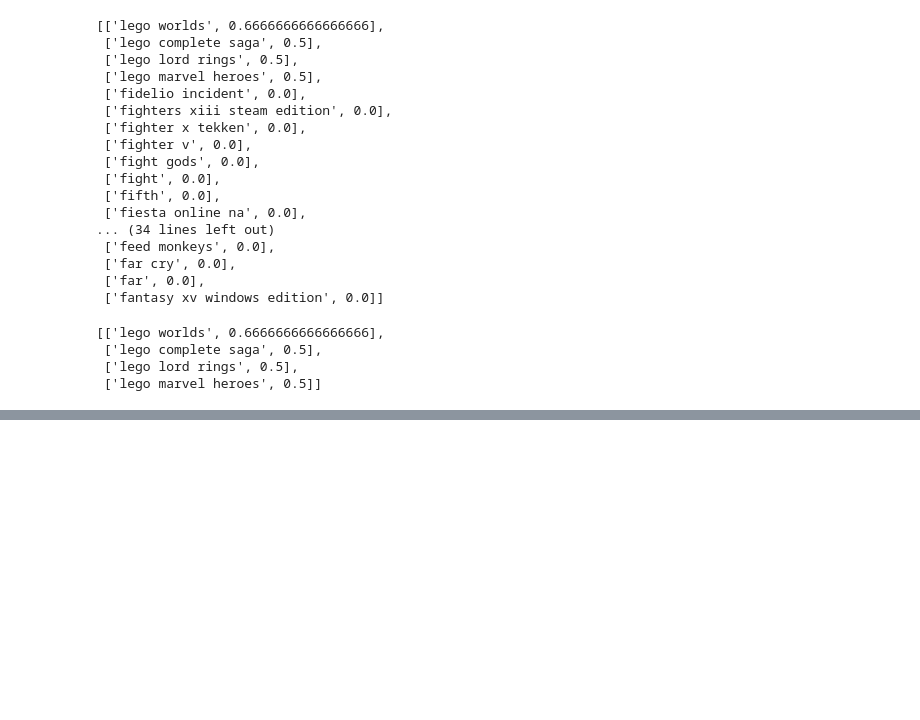
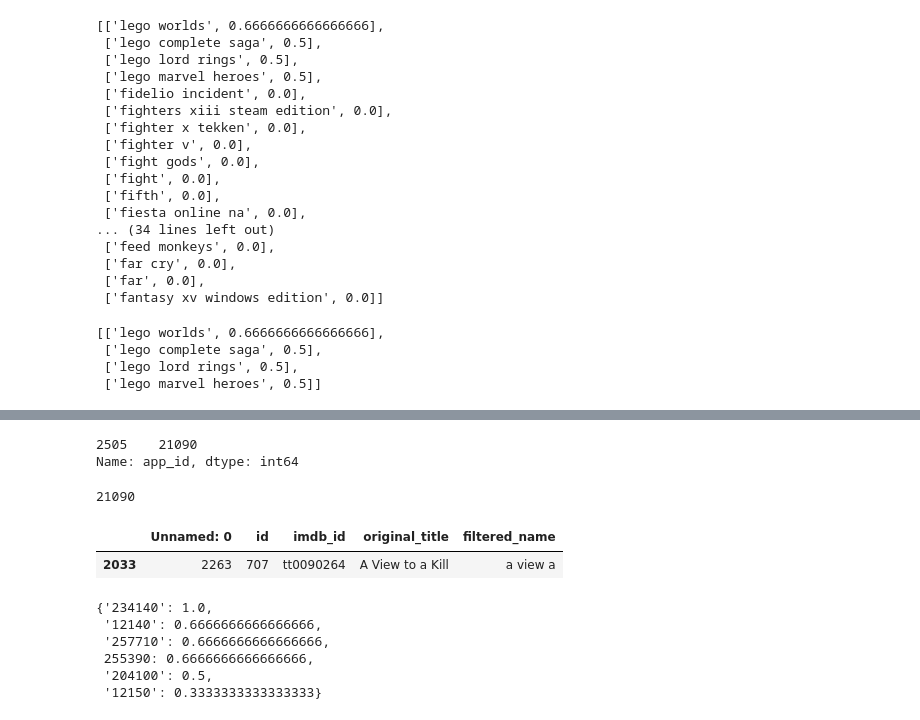
Before and after one commit to viviancaiyw/CS4300, a Jupyter notebook: data/titles_analysis.ipynb, the cells around one changed output, grey strips where cells are left out. Cells and saved outputs as stored; diff of their text form; code cells hidden in the pictures; blank space fills up the shorter version.

Commit message:
naive version title match

```diff
--- a/data/titles_analysis.ipynb
+++ b/data/titles_analysis.ipynb
@@ -965,0 +960,16 @@ Name: app_id, dtype: int64
+# %%
+get_app_id_from_filtered_name('f e a r')
+# %% [output]
+2505    21090
+Name: app_id, dtype: int64
+21090
+# %%
+movie_title_filtered_df = os.path.join('movie_data', 'movie_title_filtered_df_3.csv')
+
+with open(movie_title_filtered_df, 'r') as f:
+    df = pd.read_csv(f)
+# %%
+df[df['filtered_name'] == 'a view a']
+# %% [output]
+|  | Unnamed: 0 | id | imdb_id | original_title | filtered_name |
+| 2033 | 2263 | 707 | tt0090264 | A View to a Kill | a view a |
@@ -965,0 +1059,9 @@ Name: app_id, dtype: int64
+# %%
+title_sim_val_as_app_id['max']
+# %% [output]
+{'234140': 1.0,
+ '12140': 0.6666666666666666,
+ '257710': 0.6666666666666666,
+ 255390: 0.6666666666666666,
+ '204100': 0.5,
+ '12150': 0.3333333333333333}
```
Also changed, not shown: parts of 24 cells of this notebook, 3 other files.
